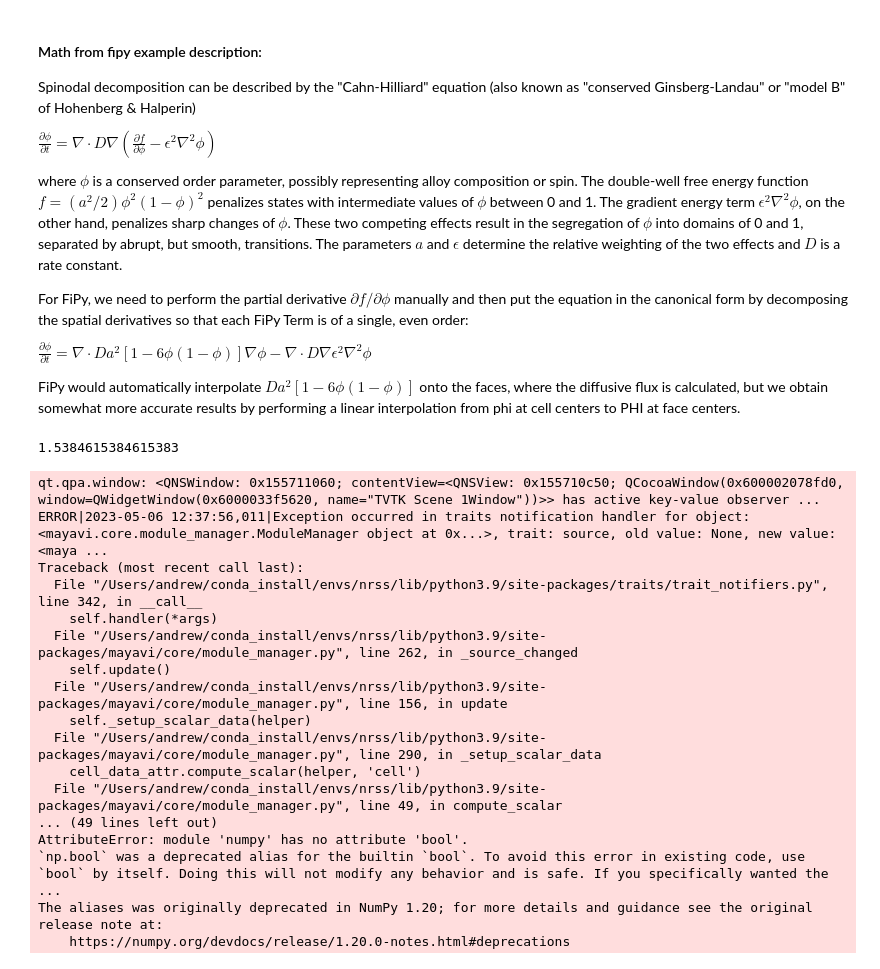
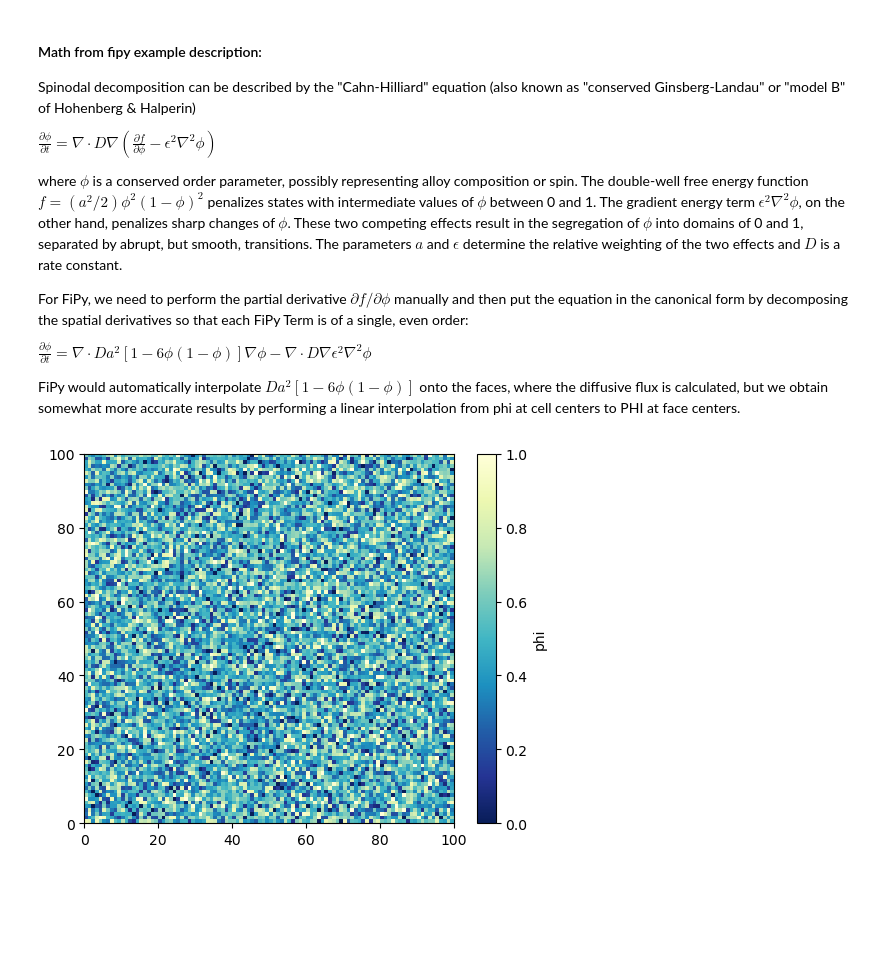
Before and after one commit to andrewjlevin/rsoxs_suite, a Jupyter notebook: morph_gen/fipy_morph_gen.ipynb, the cells around one changed output. Saved outputs shown, nothing was run; the diff lists cells and outputs as text; code cells hidden in the pictures; blank space fills up the shorter version.

```diff
--- a/morph_gen/fipy_morph_gen.ipynb
+++ b/morph_gen/fipy_morph_gen.ipynb
@@ -44,54 +45,34 @@ exportPath = notebookPath.joinpath('fipy_morphs/2D')
 
 ### Colormap
 cmap = plt.cm.YlGnBu_r.copy()
-# %%
-2/1.3
-# %% [output]
-1.5384615384615383
 # %%
 ### Define mesh
-nx = ny = 130
-nz = 50
-dx = dy = (2/1.3)
-dz = 2
-mesh = Grid3D(nx=nx, ny=ny, nz=nz, dx=dx, dy=dy, dz=dz)
-# mesh = Grid2D(nx=nx, ny=ny, dx=dx, dy=dy)
+nx = ny = 100
+# nz = 10
+dx = dy = 1.
+# dz = 1.
+# mesh = Grid3D(nx=nx, ny=ny, nz=nz, dx=dx, dy=dy, dz=dz)
+mesh = Grid2D(nx=nx, ny=ny, dx=dx, dy=dy)
 
 ### Define volume fraction map
 phi = CellVariable(mesh=mesh, name='phi')
 phi.setValue(GaussianNoiseVariable(mesh=mesh, mean=0.5, variance=0.05))
 
 ### Set equation
 PHI = phi.arithmeticFaceValue
 D = 1.
 a = 1.
 epsilon = 1.
 eq = (TransientTerm()
       == DiffusionTerm(coeff=D * a**2 * (1 - 6 * PHI * (1 - PHI)))
       - DiffusionTerm(coeff=(D, epsilon**2)))
 
 ### Initialize viewer
 viewer = Viewer(vars=(phi,), datamin=0., datamax=1.)
 elapsed = 0
 viewer.cmap = cmap
 # %% [output]
-qt.qpa.window: <QNSWindow: 0x155711060; contentView=<QNSView: 0x155710c50; QCocoaWindow(0x600002078fd0, window=QWidgetWindow(0x6000033f5620, name="TVTK Scene 1Window"))>> has active key-value observer ...
-ERROR|2023-05-06 12:37:56,011|Exception occurred in traits notification handler for object: <mayavi.core.module_manager.ModuleManager object at 0x...>, trait: source, old value: None, new value: <maya ...
-Traceback (most recent call last):
-  File "/Users/andrew/conda_install/envs/nrss/lib/python3.9/site-packages/traits/trait_notifiers.py", line 342, in __call__
-    self.handler(*args)
-  File "/Users/andrew/conda_install/envs/nrss/lib/python3.9/site-packages/mayavi/core/module_manager.py", line 262, in _source_changed
-    self.update()
-  File "/Users/andrew/conda_install/envs/nrss/lib/python3.9/site-packages/mayavi/core/module_manager.py", line 156, in update
-    self._setup_scalar_data(helper)
-  File "/Users/andrew/conda_install/envs/nrss/lib/python3.9/site-packages/mayavi/core/module_manager.py", line 290, in _setup_scalar_data
-    cell_data_attr.compute_scalar(helper, 'cell')
-  File "/Users/andrew/conda_install/envs/nrss/lib/python3.9/site-packages/mayavi/core/module_manager.py", line 49, in compute_scalar
-... (49 lines left out)
-AttributeError: module 'numpy' has no attribute 'bool'.
-`np.bool` was a deprecated alias for the builtin `bool`. To avoid this error in existing code, use `bool` by itself. Doing this will not modify any behavior and is safe. If you specifically wanted the ...
-The aliases was originally deprecated in NumPy 1.20; for more details and guidance see the original release note at:
-    https://numpy.org/devdocs/release/1.20.0-notes.html#deprecations
+[figure, added]
 # %%
 target = 500
 time_0 = time.time()
```
Also changed, not shown: parts of 5 cells of this notebook, 14 other files.
